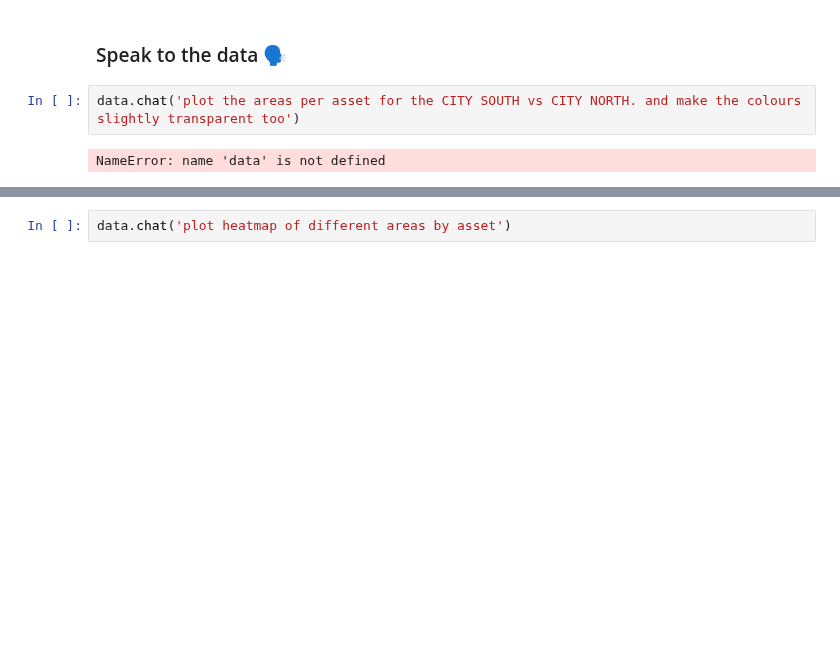
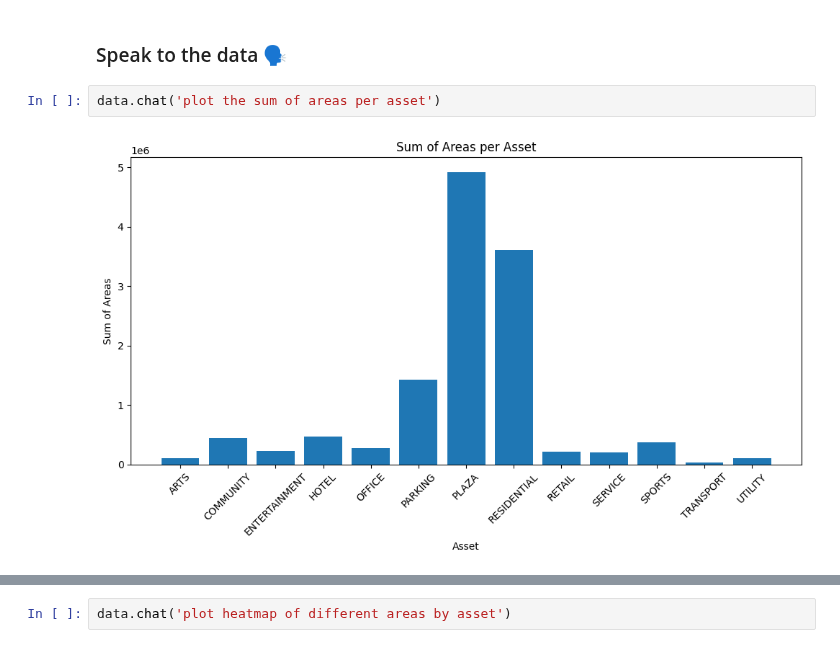
Before and after one commit to hramzan01/project_zero, a Jupyter notebook: nb_pandas_ai.ipynb, the cells around one changed output, grey strips where cells are left out. Saved outputs shown, nothing was run; the diff lists cells and outputs as text; blank space fills up the shorter version.

```diff
--- a/nb_pandas_ai.ipynb
+++ b/nb_pandas_ai.ipynb
@@ -41,7 +28,7 @@ data = SmartDataframe(df, config={'llm': llm})
 # %% [markdown]
 ### Speak to the data 🗣️
 # %%
-data.chat('plot the areas per asset for the CITY SOUTH vs CITY NORTH. and make the colours slightly transparent too')
+data.chat('plot the sum of areas per asset')
 # %% [output]
-NameError: name 'data' is not defined
+[figure, added]
 # %%
```
Also changed, not shown: parts of 4 cells of this notebook, 3 other files.
